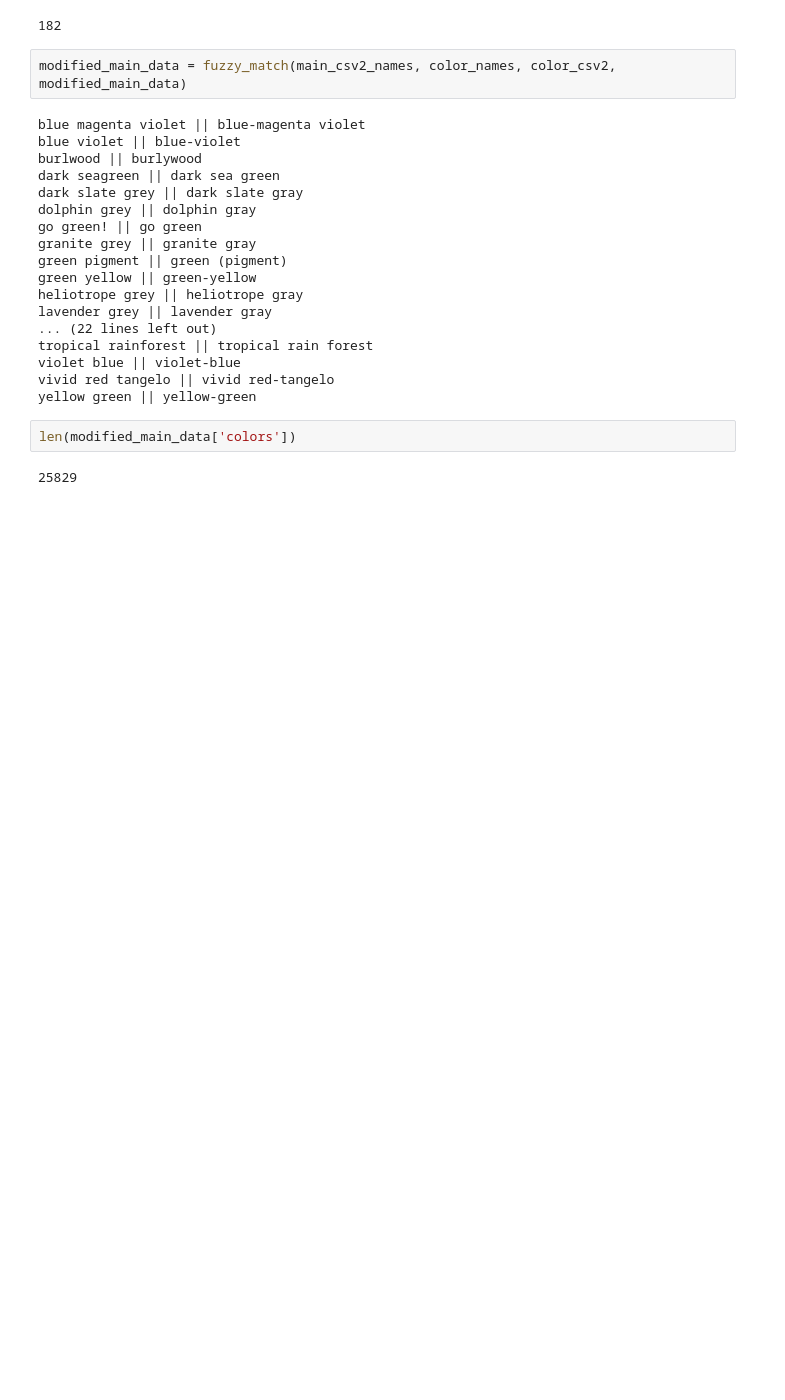
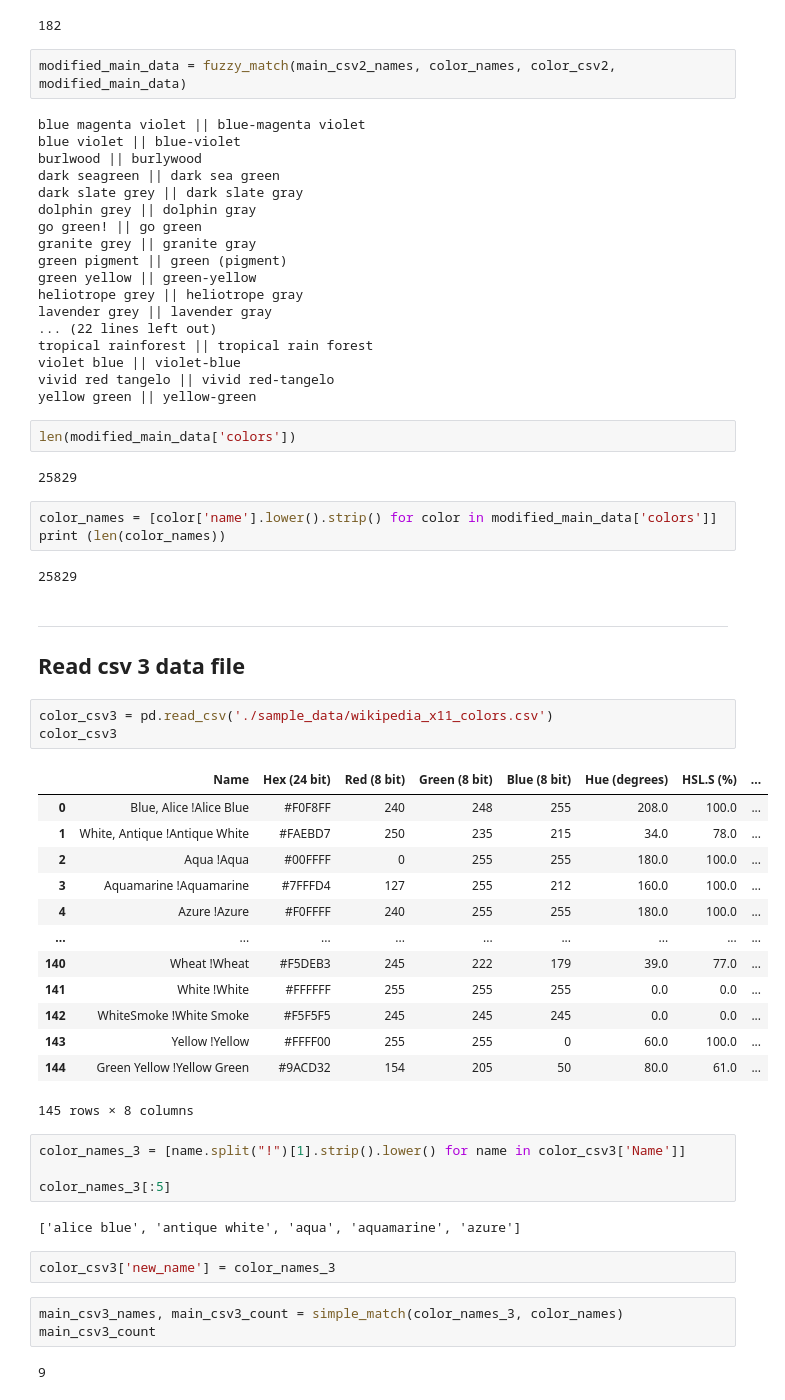
Before and after one commit to ShaunakSen/Data-Science-and-Machine-Learning, a Jupyter notebook: Colors_dataset_consolidated.ipynb, the cells around one changed output. Saved outputs shown, nothing was run; the diff lists cells and outputs as text; blank space fills up the shorter version.

Commit message:
wrote color names to file

```diff
--- a/Colors_dataset_consolidated.ipynb
+++ b/Colors_dataset_consolidated.ipynb
@@ -226,3 +226,41 @@ yellow green || yellow-green
 len(modified_main_data['colors'])
 # %% [output]
 25829
+# %%
+color_names = [color['name'].lower().strip() for color in modified_main_data['colors']]
+print (len(color_names))
+# %% [output]
+25829
+# %% [markdown]
+---
+## Read csv 3 data file
+# %%
+color_csv3 = pd.read_csv('./sample_data/wikipedia_x11_colors.csv')
+color_csv3
+# %% [output]
+|  | Name | Hex (24 bit) | Red (8 bit) | Green (8 bit) | Blue (8 bit) | Hue (degrees) | HSL.S (%) | ... |
+| 0 | Blue, Alice !Alice Blue | #F0F8FF | 240 | 248 | 255 | 208.0 | 100.0 | ... |
+| 1 | White, Antique !Antique White | #FAEBD7 | 250 | 235 | 215 | 34.0 | 78.0 | ... |
+| 2 | Aqua !Aqua | #00FFFF | 0 | 255 | 255 | 180.0 | 100.0 | ... |
+| 3 | Aquamarine !Aquamarine | #7FFFD4 | 127 | 255 | 212 | 160.0 | 100.0 | ... |
+| 4 | Azure !Azure | #F0FFFF | 240 | 255 | 255 | 180.0 | 100.0 | ... |
+| ... | ... | ... | ... | ... | ... | ... | ... | ... |
+| 140 | Wheat !Wheat | #F5DEB3 | 245 | 222 | 179 | 39.0 | 77.0 | ... |
+| 141 | White !White | #FFFFFF | 255 | 255 | 255 | 0.0 | 0.0 | ... |
+| 142 | WhiteSmoke !White Smoke | #F5F5F5 | 245 | 245 | 245 | 0.0 | 0.0 | ... |
+| 143 | Yellow !Yellow | #FFFF00 | 255 | 255 | 0 | 60.0 | 100.0 | ... |
+| 144 | Green Yellow !Yellow Green | #9ACD32 | 154 | 205 | 50 | 80.0 | 61.0 | ... |
+145 rows × 8 columns
+# %%
+color_names_3 = [name.split("!")[1].strip().lower() for name in color_csv3['Name']]
+
+color_names_3[:5]
+# %% [output]
+['alice blue', 'antique white', 'aqua', 'aquamarine', 'azure']
+# %%
+color_csv3['new_name'] = color_names_3
+# %%
+main_csv3_names, main_csv3_count = simple_match(color_names_3, color_names)
+main_csv3_count
+# %% [output]
+9
```
Also changed, not shown: parts of 18 cells of this notebook.
